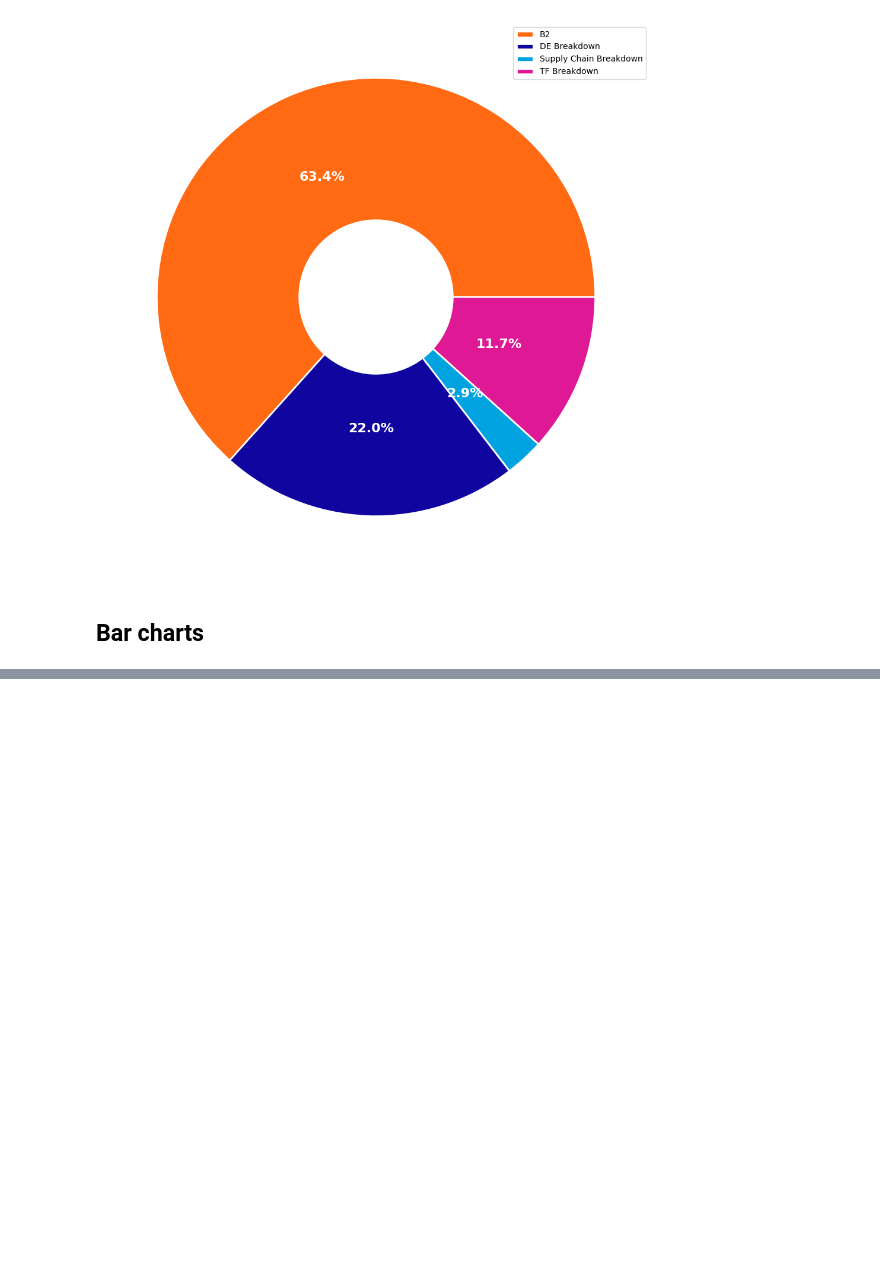
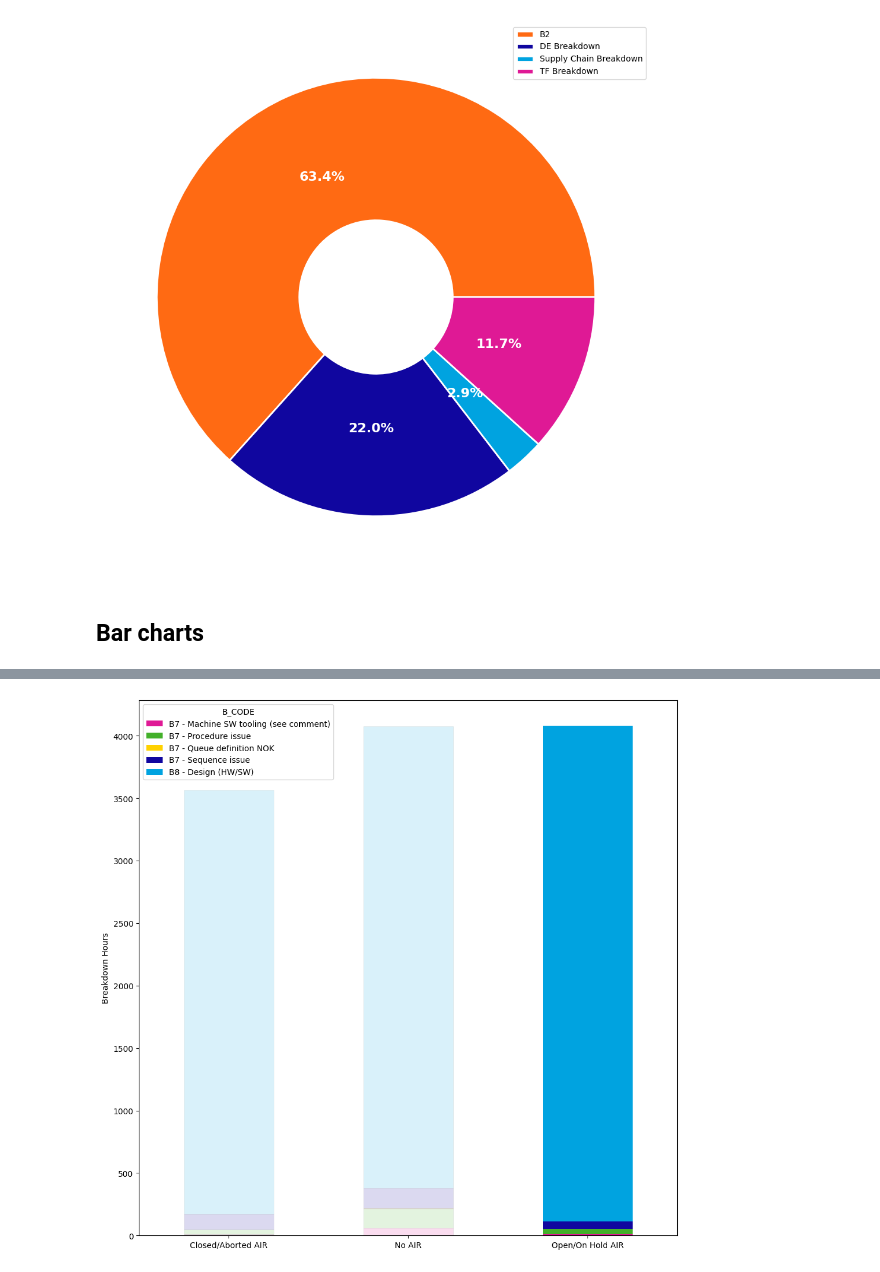
Before and after one commit to thomasinclair/NXT4-CoT-Project, a Jupyter notebook: cabin.ipynb, the cells around one changed output, grey strips where cells are left out. Cells and saved outputs as stored; diff of their text form; code cells hidden in the pictures; blank space fills up the shorter version.

```diff
--- a/cabin.ipynb
+++ b/cabin.ipynb
@@ -230 +238,47 @@ cabin_data.loc[
+# %%
+import matplotlib.pyplot as plt
+
+# --- Your original code ---
+pt = cabin_data.loc[
+    (cabin_data['MACHINE_TYPE'].isin(['NXT1980FI','NXT1980F'])) &
+    (cabin_data['Sector'] == 'DE Breakdown')
+].pivot_table(
+    index='AIR_bucket',
+    columns='B_CODE',
+    values='BREAKDOWN_DURATION_HRS',
+    aggfunc='sum'
+)
+
+ax = pt.plot.bar(
+    stacked=True,
+    figsize=(12,12),
+    color=['#DF1995','#43B02A','#FFD100','#10069F','#00A3E0'],
+    rot=0,
+    ylabel='Breakdown Hours',
+    xlabel='',
+    fontsize = 20
+)
+
+# --- Identify AIR bar position ---
+air_index = 'Open/On Hold AIR'                  # adjust if casing differs
+air_ix = list(pt.index).index(air_index)
+
+# --- Highlight AIR bar; fade No AIR ---
+for container in ax.containers:        # each stacked series
+    for i, rect in enumerate(container):
+
+        if i == air_ix:
+            # === Highlight AIR ===
+            rect.set_alpha(1.0)             # full opacity
+            rect.set_linewidth(3)           # bold outline
+              # makes it "pop"
+        else:
+            # === Fade all non-AIR bars ===
+            rect.set_alpha(0.15)            # fade
+            rect.set_linewidth(0.5)
+            rect.set_edgecolor('gray')
+
+plt.show()
+# %% [output]
+[figure, added]
 # %% [markdown]
```
Also changed, not shown: parts of 13 cells of this notebook.
